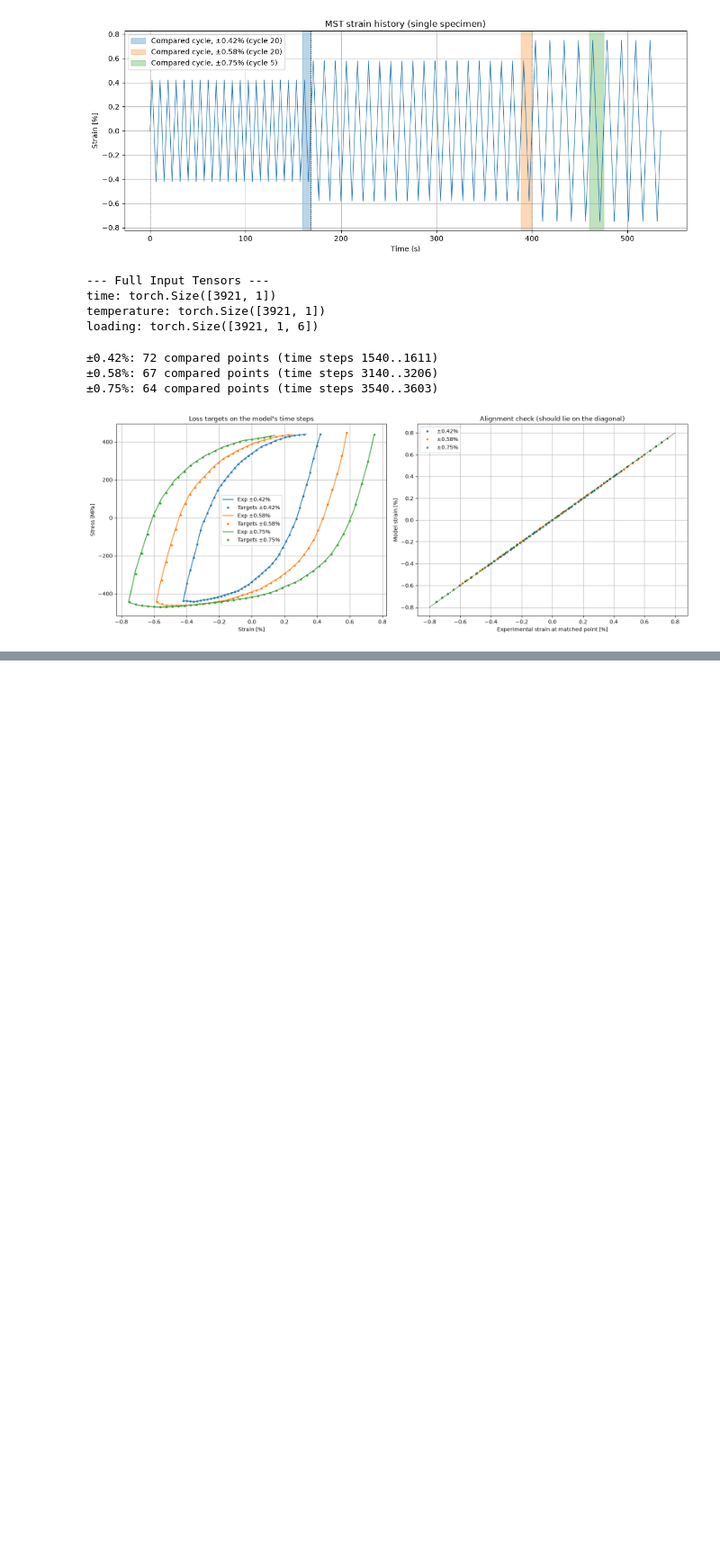
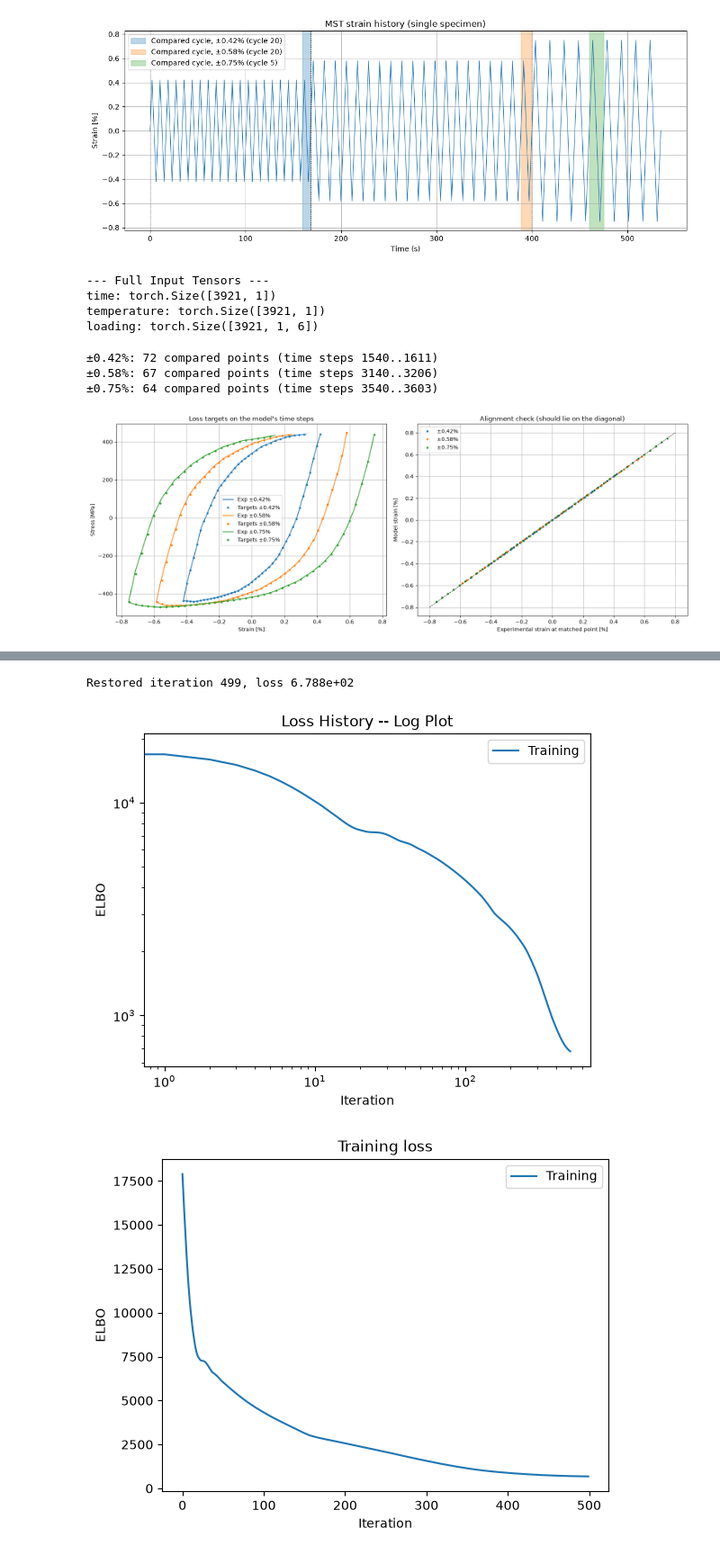
Before and after one commit to ColinMG2/neml2, a Jupyter notebook: cmg_projects/cyclic_optimization/tungsten_statistical.ipynb, the cells around one changed output, grey strips where cells are left out. Shown at 90% size. Cells and saved outputs as stored; diff of their text form; code cells hidden in the pictures; blank space fills up the shorter version.

```diff
--- a/cmg_projects/cyclic_optimization/tungsten_statistical.ipynb
+++ b/cmg_projects/cyclic_optimization/tungsten_statistical.ipynb
@@ -630,0 +670,67 @@ plt.show()
+# %%
+guide = AutoDelta(hsmodel)
+lr = 5e-4
+niter = 500
+num_samples = 1
+
+optimizer = ClippedAdam({"lr": lr})
+loss = Trace_ELBO(num_particles=num_samples)
+svi = SVI(hsmodel, guide, optimizer, loss=loss)
+
+titer = tqdm.tqdm(
+    range(niter),
+    bar_format="{desc}: {percentage:3.0f}%|{bar}|{n_fmt}/{total_fmt}{postfix}",
+)
+titer.set_description("Loss:")
+best_loss = float("inf")
+best_state: dict | None = None
+best_iter = -1
+n_fail = 0
+loss_history: list[float] = []
+
+for i in titer:
+    try:
+        with ObsSiteMask(obs_mask, scale=obs_weight):
+            closs = svi.step(loading, time, temperature, results=obs_stress)
+    except RuntimeError as e:
+        if "Implicit solve did not succeed" not in str(e):
+            raise
+        n_fail += 1
+        titer.set_postfix(fails=n_fail, best=f"{best_loss:.2e}")
+        continue
+
+    if not math.isfinite(closs):
+        n_fail += 1
+        continue
+
+    loss_history.append(closs)
+    titer.set_description("Loss: %3.2e" % closs)
+
+    if closs < best_loss:
+        best_loss, best_iter = closs, i
+        best_state = copy.deepcopy(pyro.get_param_store().get_state())
+
+if best_state is None:
+    raise RuntimeError("No successful training step; nothing to restore.")
+
+pyro.get_param_store().set_state(best_state)
+print(f"Restored iteration {best_iter}, loss {best_loss:.3e}")
+
+plt.figure()
+plt.loglog(loss_history, label="Training")
+plt.xlabel("Iteration")
+plt.ylabel("ELBO")
+plt.legend(loc="best")
+plt.title("Loss History -- Log Plot")
+
+plt.figure()
+plt.plot(loss_history, label="Training")
+plt.xlabel("Iteration")
+plt.ylabel("ELBO")
+plt.legend(loc="best")
+plt.title("Training loss")
+plt.show()
+# %% [output]
+Restored iteration 499, loss 6.788e+02
+[figure, added]
+[figure, added]
```
Also changed, not shown: parts of 10 cells of this notebook, 1 other file.
